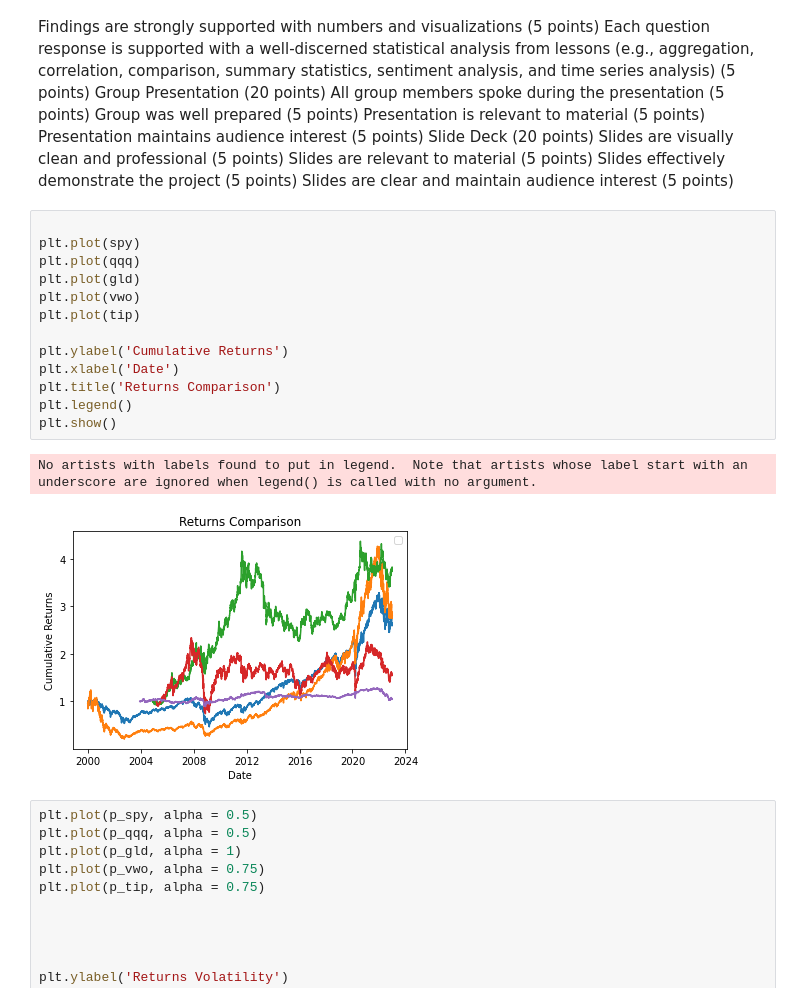
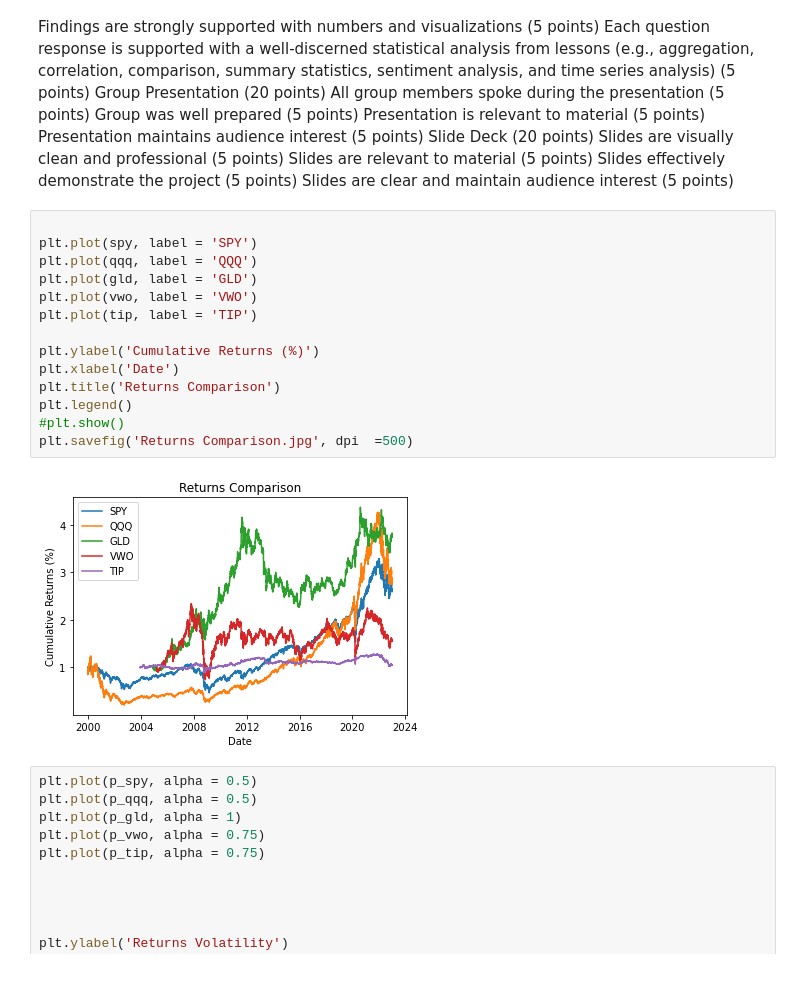
Before and after one commit to cyberkatie/ETF-Trading-Project, a Jupyter notebook: data.ipynb, the cells around one changed output. Cells and saved outputs as stored; diff of their text form.

```diff
--- a/data.ipynb
+++ b/data.ipynb
@@ -103,20 +123,20 @@ Slides effectively demonstrate the project (5 points)
 Slides are clear and maintain audience interest (5 points)
 # %%
 
-plt.plot(spy)
-plt.plot(qqq)
-plt.plot(gld)
-plt.plot(vwo)
-plt.plot(tip)
+plt.plot(spy, label = 'SPY')
+plt.plot(qqq, label = 'QQQ')
+plt.plot(gld, label = 'GLD')
+plt.plot(vwo, label = 'VWO')
+plt.plot(tip, label = 'TIP')
 
-plt.ylabel('Cumulative Returns')
+plt.ylabel('Cumulative Returns (%)')
 plt.xlabel('Date')
 plt.title('Returns Comparison')
 plt.legend()
-plt.show()
+#plt.show()
+plt.savefig('Returns Comparison.jpg', dpi  =500)
 # %% [output]
-No artists with labels found to put in legend.  Note that artists whose label start with an underscore are ignored when legend() is called with no argument.
-[figure, old version]
+[figure, new version]
 # %%
 plt.plot(p_spy, alpha = 0.5)
 plt.plot(p_qqq, alpha = 0.5)
```
Also changed, not shown: parts of 6 cells of this notebook, 1 other file.
